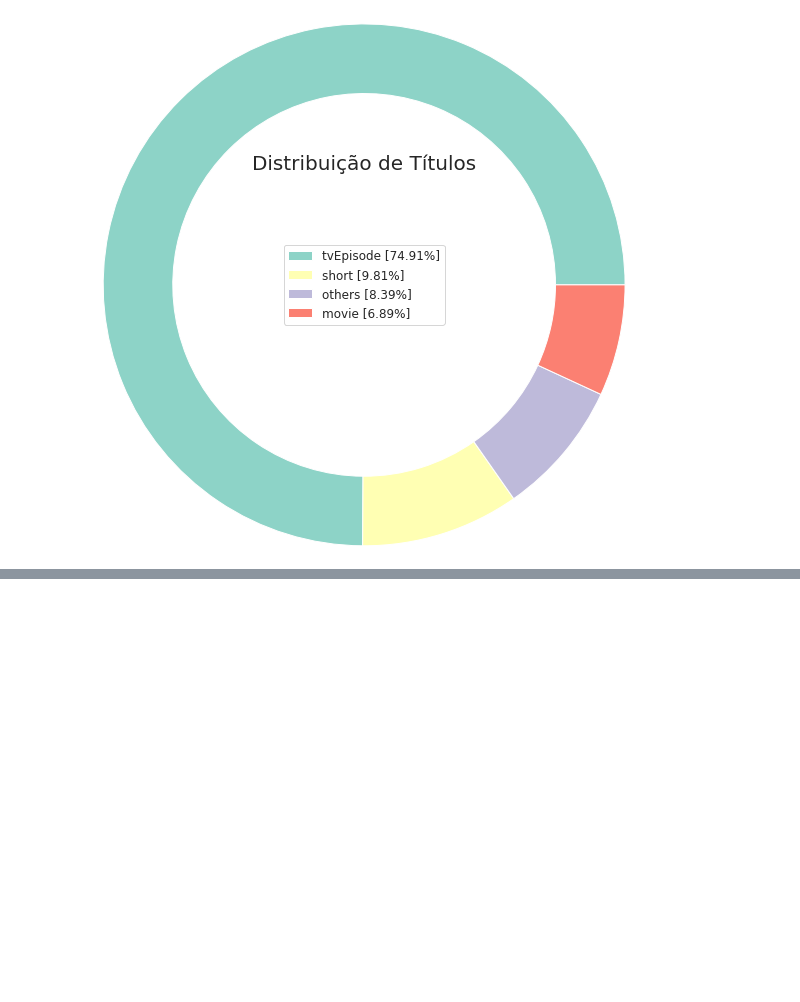
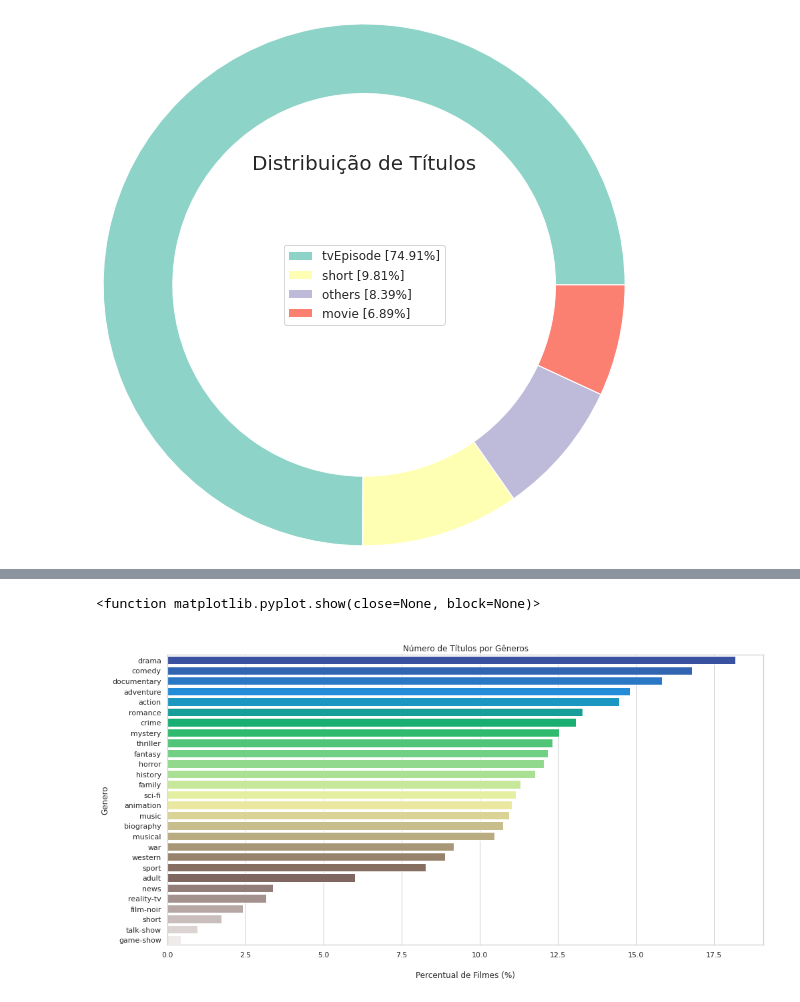
Before and after one commit to leosilvalg/projeto_analise_exploratoria, a Jupyter notebook: Projeto-Analise-Exploratoria-de-Dados.ipynb, the cells around one changed output, grey strips where cells are left out. Cells and saved outputs as stored; diff of their text form; code cells hidden in the pictures; blank space fills up the shorter version.

```diff
--- a/Projeto-Analise-Exploratoria-de-Dados.ipynb
+++ b/Projeto-Analise-Exploratoria-de-Dados.ipynb
@@ -221,0 +249,4 @@ plt.show()
+# %%
+generos_unicos = vetor.get_feature_names()
+# %%
+generos = pd.DataFrame(bag_generos.todense(), columns=generos_unicos, index=temp.index)
@@ -221,0 +273,4 @@ plt.show()
+# %%
+generos = generos.drop(columns = 'n', axis=0)
+# %%
+generos_percentual = 100 * pd.Series(generos.sum()).sort_values(ascending=False) / generos.shape[0]
@@ -221,0 +291,10 @@ plt.show()
+# %%
+plt.figure(figsize = (16,8))
+sns.barplot(x=generos_percentual.values, y=generos_percentual.index, orient="h", palette="terrain")
+plt.ylabel('Genero')
+plt.xlabel("\nPercentual de Filmes (%)")
+plt.title("\nNúmero de Títulos por Gêneros")
+plt.show
+# %% [output]
+<function matplotlib.pyplot.show(close=None, block=None)>
+[figure, added]
```
Also changed, not shown: parts of 13 cells of this notebook.
